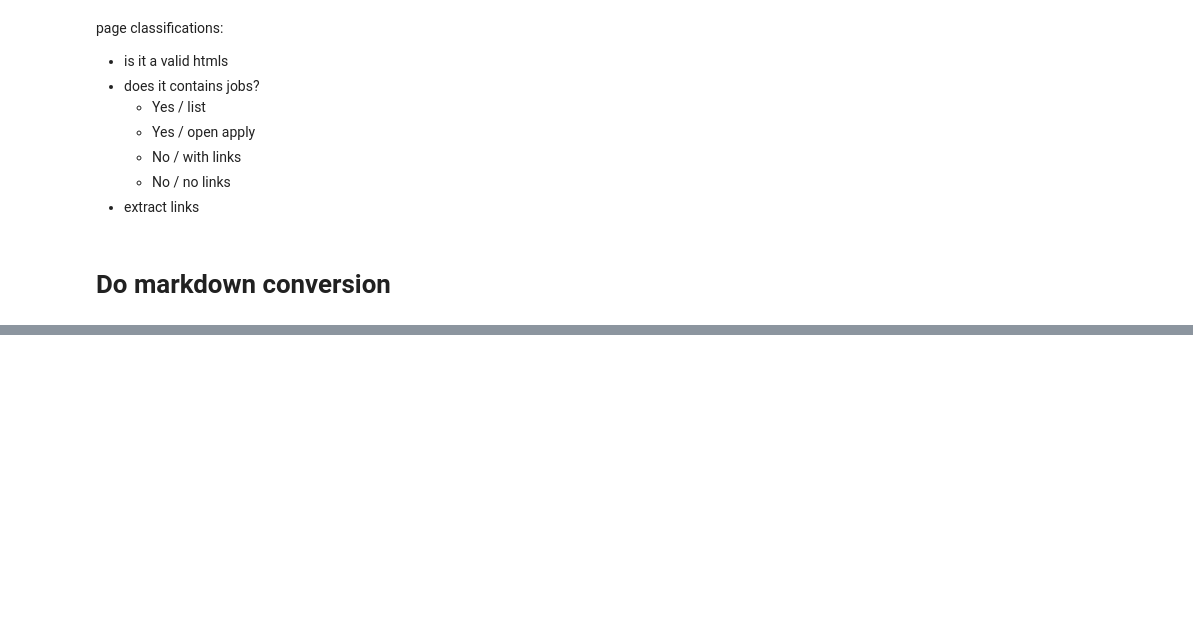
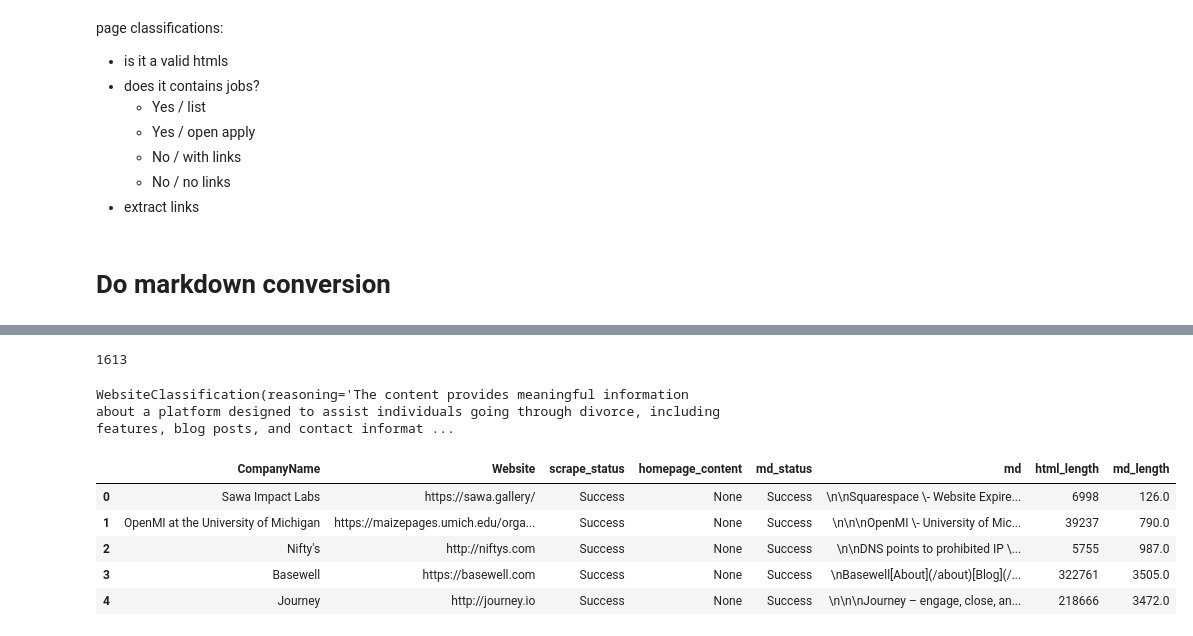
Before and after one commit to kk1694/usergems-test, a Jupyter notebook: nbs/_scratchpad.ipynb, the cells around one changed output, grey strips where cells are left out. Saved outputs shown, nothing was run; the diff lists cells and outputs as text; code cells hidden in the pictures; blank space fills up the shorter version.

```diff
--- a/nbs/_scratchpad.ipynb
+++ b/nbs/_scratchpad.ipynb
@@ -334,0 +361,17 @@ Email\*By continuing, I agree to share my contact information.Integrations[Integ
+# %%
+res = await simple_gpt(_system_msg, content, WebsiteClassification)
+# %% [output]
+1613
+# %%
+res
+# %% [output]
+WebsiteClassification(reasoning='The content provides meaningful information about a platform designed to assist individuals going through divorce, including features, blog posts, and contact informat ...
+# %%
+df.head()
+# %% [output]
+|  | CompanyName | Website | scrape_status | homepage_content | md_status | md | html_length | md_length |
+| 0 | Sawa Impact Labs | https://sawa.gallery/ | Success | None | Success | \n\nSquarespace \- Website Expire... | 6998 | 126.0 |
+| 1 | OpenMI at the University of Michigan | https://maizepages.umich.edu/orga... | Success | None | Success | \n\n\nOpenMI \- University of Mic... | 39237 | 790.0 |
+| 2 | Nifty's | http://niftys.com | Success | None | Success | \n\nDNS points to prohibited IP \... | 5755 | 987.0 |
+| 3 | Basewell | https://basewell.com | Success | None | Success | \nBasewell[About](/about)[Blog](/... | 322761 | 3505.0 |
+| 4 | Journey | http://journey.io | Success | None | Success | \n\n\nJourney – engage, close, an... | 218666 | 3472.0 |
```
Also changed, not shown: parts of 24 cells of this notebook, 5 other files.
